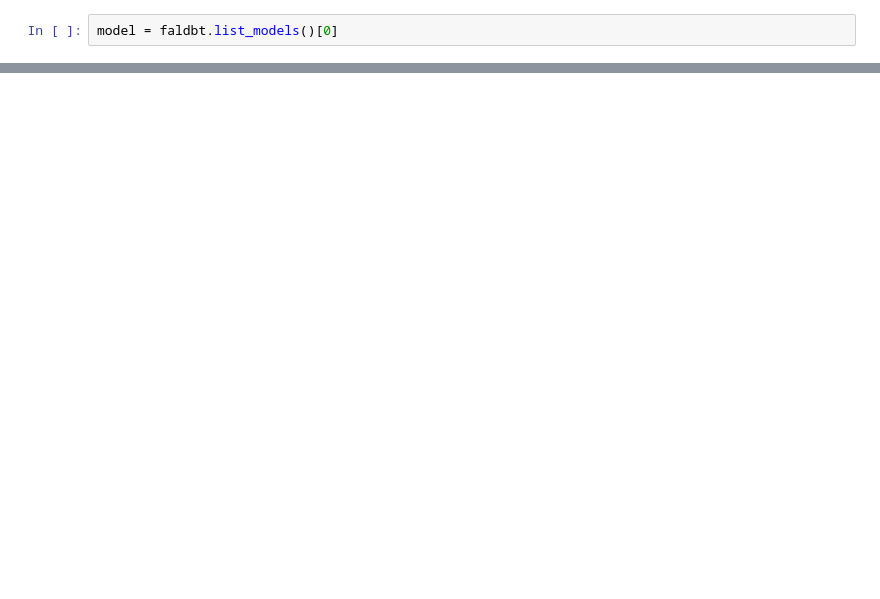
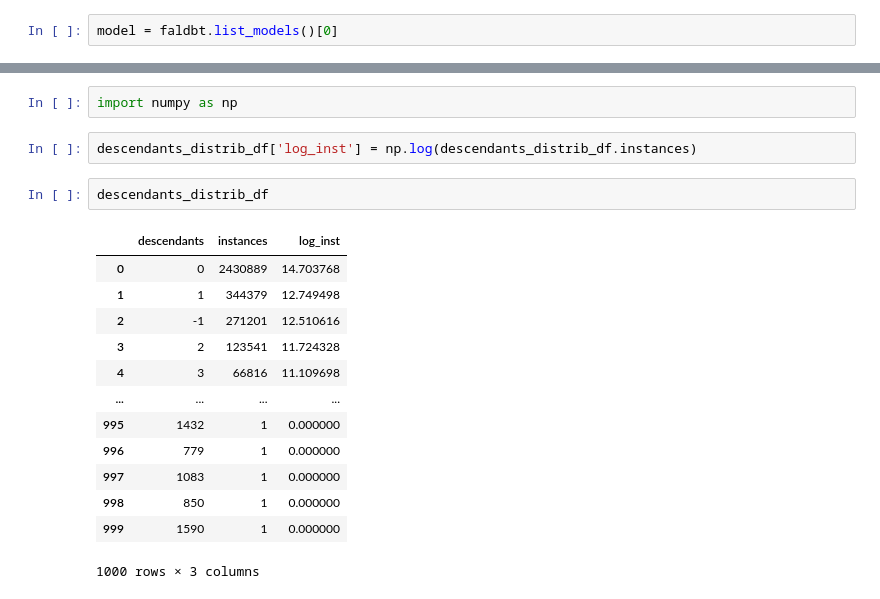
Before and after one commit to butchland/hn_whos_hiring, a Jupyter notebook: notebooks/analysis.ipynb, the cells around one changed output, grey strips where cells are left out. Drawn from its saved outputs; the diff is of its cells as text; blank space fills up the shorter version.

```diff
--- a/notebooks/analysis.ipynb
+++ b/notebooks/analysis.ipynb
@@ -346,0 +463,20 @@ model = faldbt.list_models()[0]
+# %%
+import numpy as np
+# %%
+descendants_distrib_df['log_inst'] = np.log(descendants_distrib_df.instances)
+# %%
+descendants_distrib_df
+# %% [output]
+|  | descendants | instances | log_inst |
+| 0 | 0 | 2430889 | 14.703768 |
+| 1 | 1 | 344379 | 12.749498 |
+| 2 | -1 | 271201 | 12.510616 |
+| 3 | 2 | 123541 | 11.724328 |
+| 4 | 3 | 66816 | 11.109698 |
+| ... | ... | ... | ... |
+| 995 | 1432 | 1 | 0.000000 |
+| 996 | 779 | 1 | 0.000000 |
+| 997 | 1083 | 1 | 0.000000 |
+| 998 | 850 | 1 | 0.000000 |
+| 999 | 1590 | 1 | 0.000000 |
+1000 rows × 3 columns
```
Also changed, not shown: parts of 33 cells of this notebook, 7 other files.
